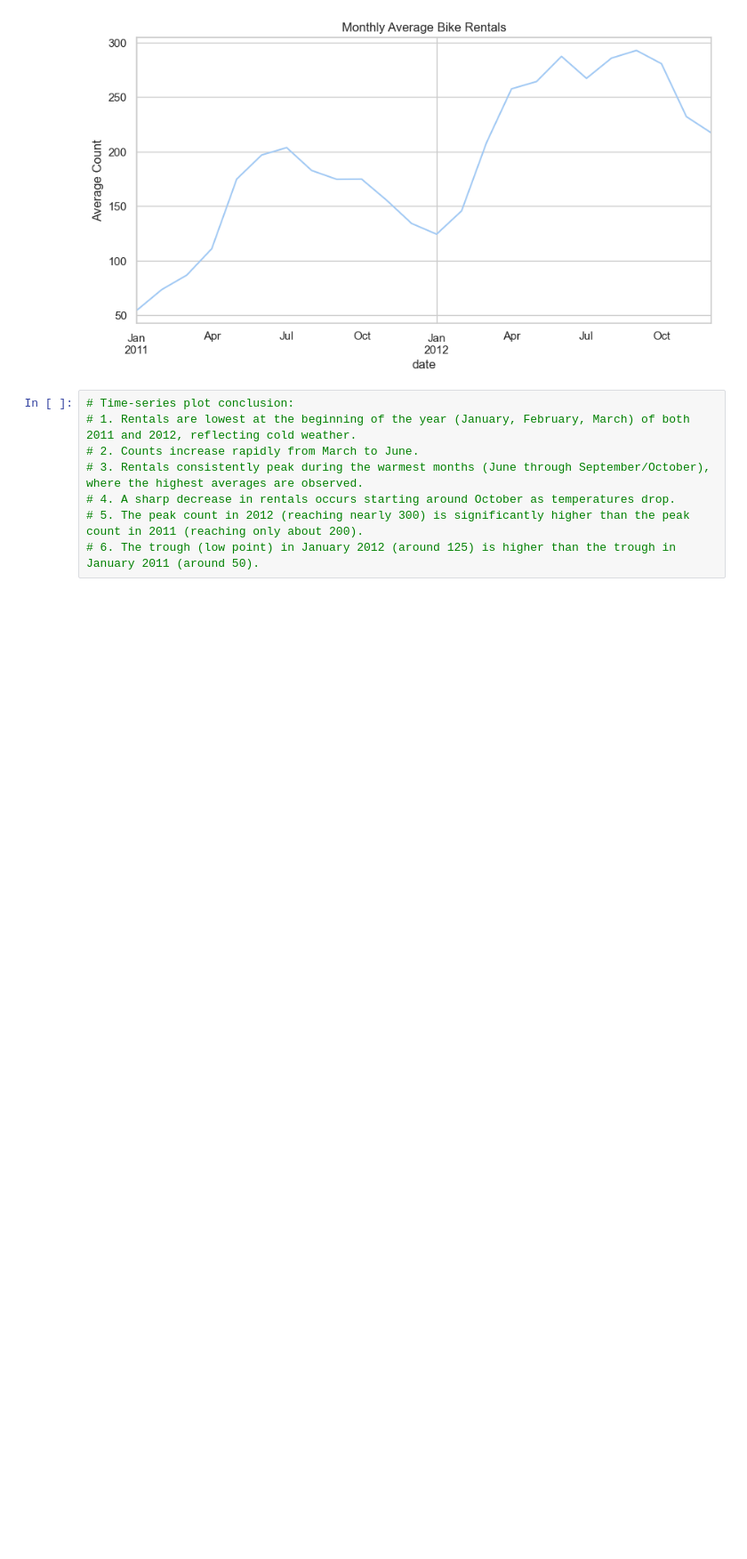
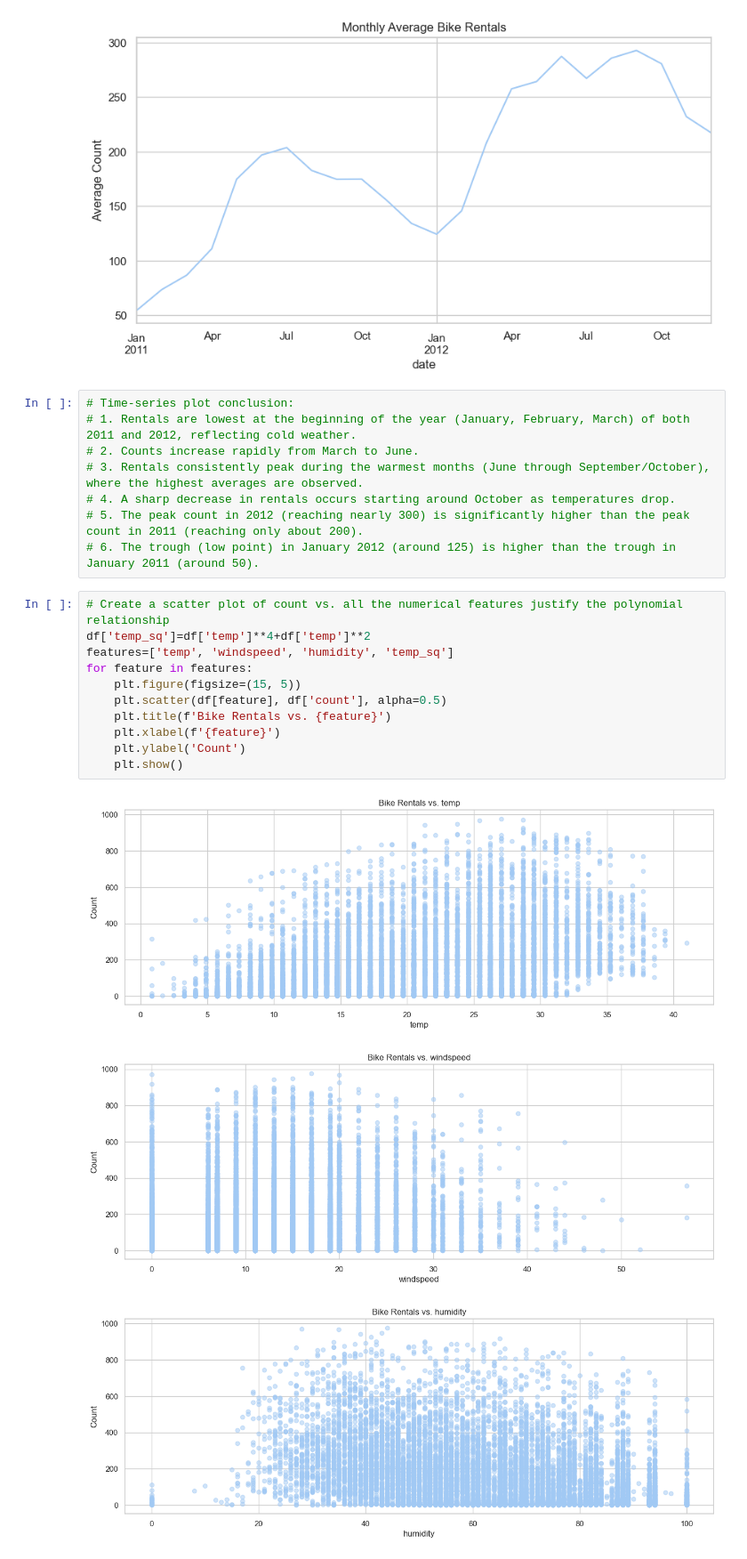
Before and after one commit to akanksha52/bike-rental-forecasting, a Jupyter notebook: notebooks/02_data_visualisation.ipynb, the cells around one changed output. Shown: that part at 89% size. Drawn from its saved outputs; the diff is of its cells as text; blank space fills up the shorter version.

Commit message:
Update data visualisation and introducw feature engineering

```diff
--- a/notebooks/02_data_visualisation.ipynb
+++ b/notebooks/02_data_visualisation.ipynb
@@ -82,3 +82,18 @@ plt.show()
 # 4. A sharp decrease in rentals occurs starting around October as temperatures drop.
 # 5. The peak count in 2012 (reaching nearly 300) is significantly higher than the peak count in 2011 (reaching only about 200).
 # 6. The trough (low point) in January 2012 (around 125) is higher than the trough in January 2011 (around 50).
+# %%
+# Create a scatter plot of count vs. all the numerical features justify the polynomial relationship
+df['temp_sq']=df['temp']**4+df['temp']**2
+features=['temp', 'windspeed', 'humidity', 'temp_sq']
+for feature in features:
+    plt.figure(figsize=(15, 5))
+    plt.scatter(df[feature], df['count'], alpha=0.5)
+    plt.title(f'Bike Rentals vs. {feature}')
+    plt.xlabel(f'{feature}')
+    plt.ylabel('Count')
+    plt.show()
+# %% [output]
+[figure, added]
+[figure, added]
+[figure, added]
```
Also changed, not shown: parts of 3 cells of this notebook, 1 other file.
